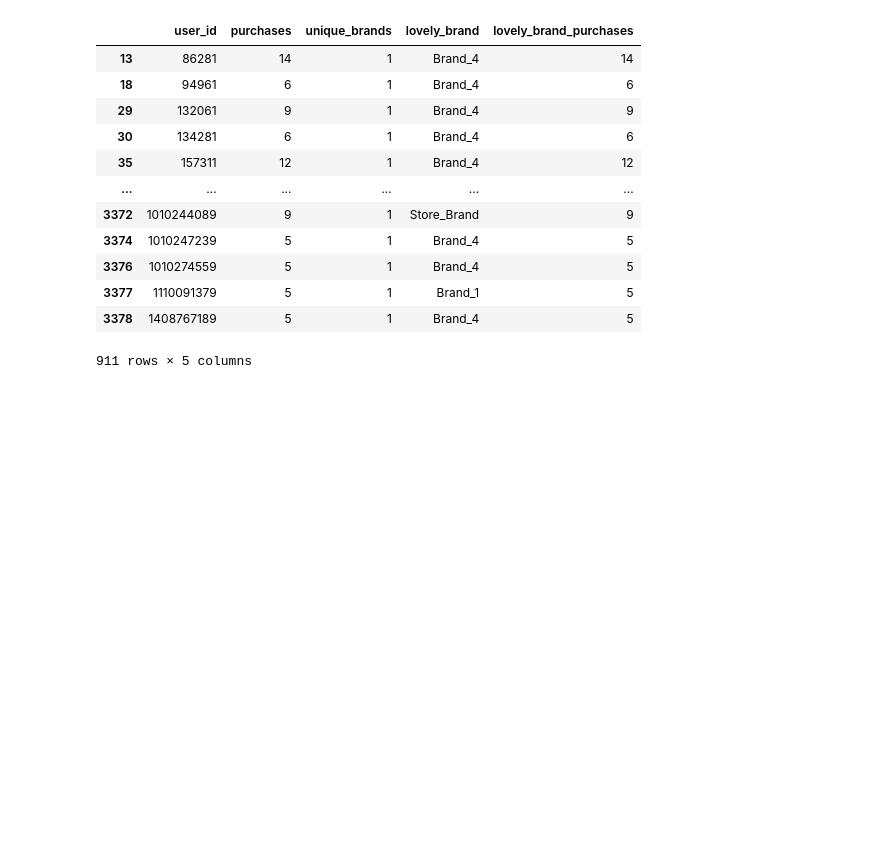
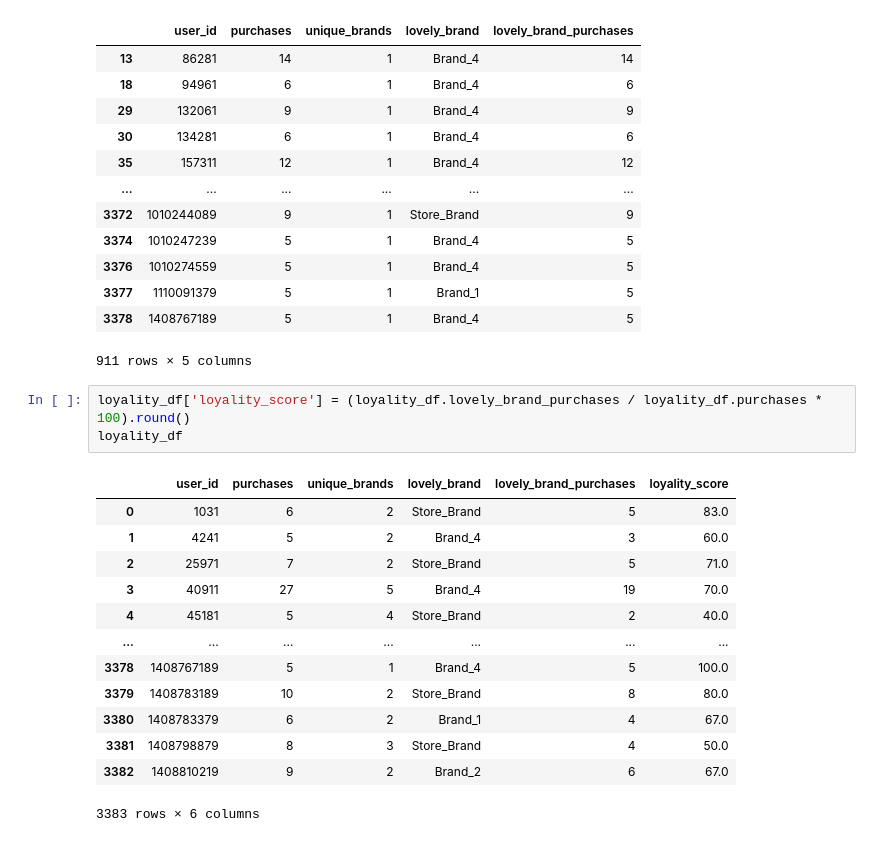
Before and after one commit to sashabocharov/reprep, a Jupyter notebook: lesson_3/my_lesson_3.ipynb, the cells around one changed output. Saved outputs shown, nothing was run; the diff lists cells and outputs as text; blank space fills up the shorter version.

```diff
--- a/lesson_3/my_lesson_3.ipynb
+++ b/lesson_3/my_lesson_3.ipynb
@@ -179,3 +179,20 @@ loyal_users
 | 3377 | 1110091379 | 5 | 1 | Brand_1 | 5 |
 | 3378 | 1408767189 | 5 | 1 | Brand_4 | 5 |
 911 rows × 5 columns
+# %%
+loyality_df['loyality_score'] = (loyality_df.lovely_brand_purchases / loyality_df.purchases * 100).round()
+loyality_df
+# %% [output]
+|  | user_id | purchases | unique_brands | lovely_brand | lovely_brand_purchases | loyality_score |
+| 0 | 1031 | 6 | 2 | Store_Brand | 5 | 83.0 |
+| 1 | 4241 | 5 | 2 | Brand_4 | 3 | 60.0 |
+| 2 | 25971 | 7 | 2 | Store_Brand | 5 | 71.0 |
+| 3 | 40911 | 27 | 5 | Brand_4 | 19 | 70.0 |
+| 4 | 45181 | 5 | 4 | Store_Brand | 2 | 40.0 |
+| ... | ... | ... | ... | ... | ... | ... |
+| 3378 | 1408767189 | 5 | 1 | Brand_4 | 5 | 100.0 |
+| 3379 | 1408783189 | 10 | 2 | Store_Brand | 8 | 80.0 |
+| 3380 | 1408783379 | 6 | 2 | Brand_1 | 4 | 67.0 |
+| 3381 | 1408798879 | 8 | 3 | Store_Brand | 4 | 50.0 |
+| 3382 | 1408810219 | 9 | 2 | Brand_2 | 6 | 67.0 |
+3383 rows × 6 columns
```
Also changed, not shown: parts of 3 cells of this notebook.
